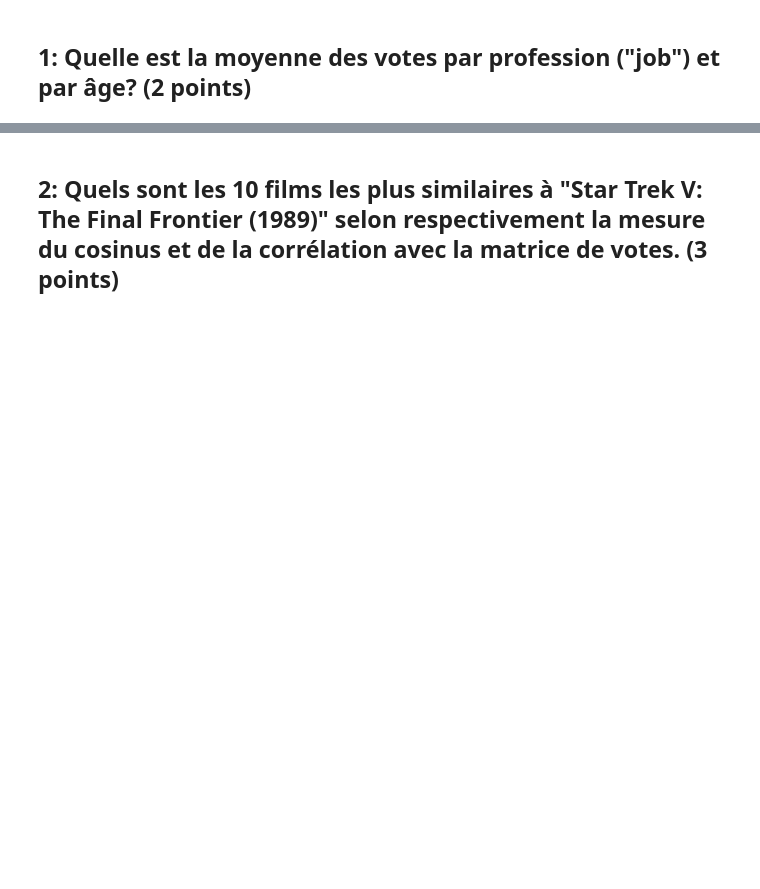
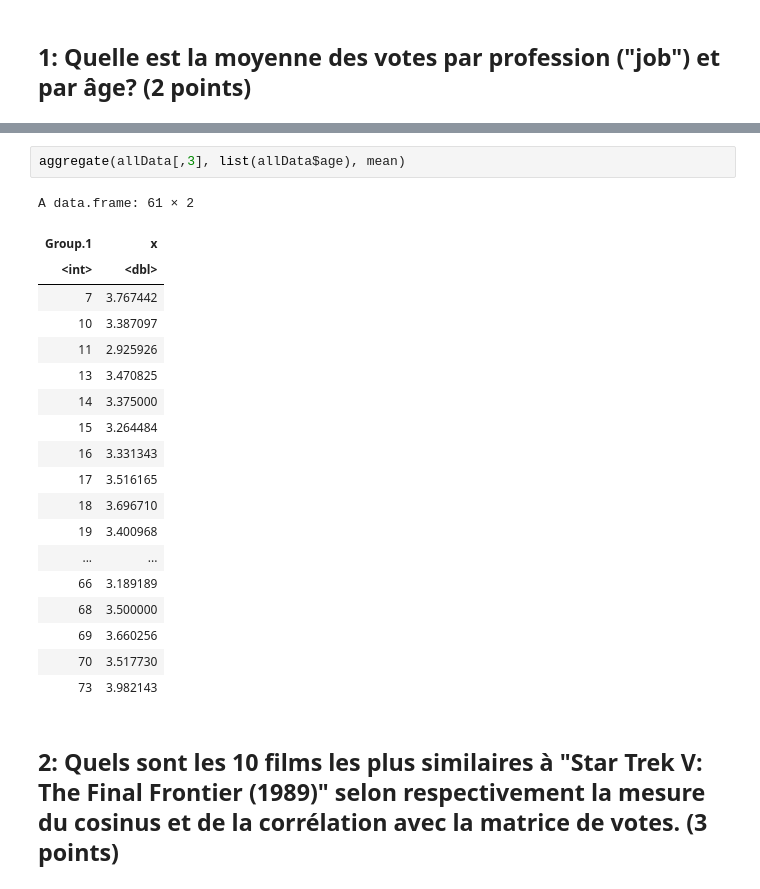
Before and after one commit to FabriceCh/log6308, a Jupyter notebook: tp1/Untitled.ipynb, the cells around one changed output, grey strips where cells are left out. Drawn from its saved outputs; the diff is of its cells as text; blank space fills up the shorter version.

```diff
--- a/tp1/Untitled.ipynb
+++ b/tp1/Untitled.ipynb
@@ -5,3 +77,25 @@
+# %%
+aggregate(allData[,3], list(allData$age), mean)
+# %% [output]
+A data.frame: 61 × 2
+| Group.1 | x |
+| <int> | <dbl> |
+| 7 | 3.767442 |
+| 10 | 3.387097 |
+| 11 | 2.925926 |
+| 13 | 3.470825 |
+| 14 | 3.375000 |
+| 15 | 3.264484 |
+| 16 | 3.331343 |
+| 17 | 3.516165 |
+| 18 | 3.696710 |
+| 19 | 3.400968 |
+| ... | ... |
+| 66 | 3.189189 |
+| 68 | 3.500000 |
+| 69 | 3.660256 |
+| 70 | 3.517730 |
+| 73 | 3.982143 |
 # %% [markdown]
 ## 2: Quels sont les 10 films les plus similaires à "Star Trek V: The Final Frontier (1989)" selon respectivement la mesure du cosinus et de la corrélation avec la matrice de votes.  (3 points)
 # %% [markdown]
```
Also changed, not shown: parts of 5 cells of this notebook.
